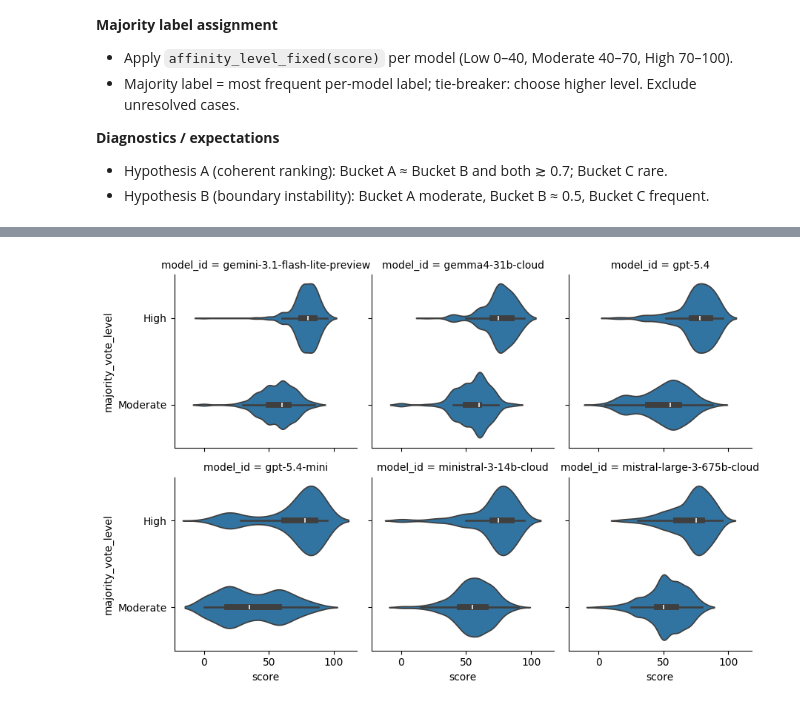
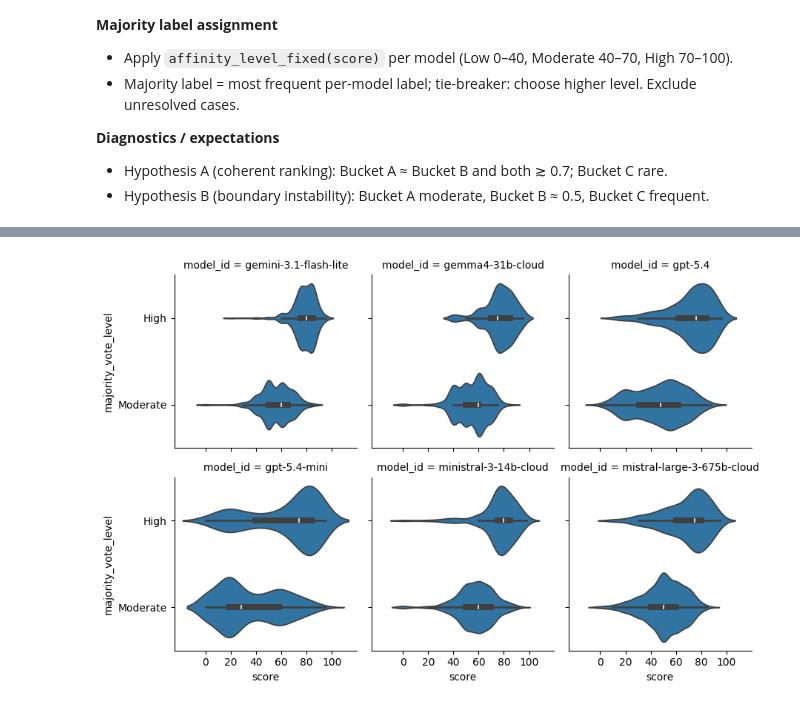
Before and after one commit to pigalleg/article-classifier, a Jupyter notebook: notebooks/07_intra_panel_rank_consisntecy.ipynb, the cells around one changed output, grey strips where cells are left out. Drawn from its saved outputs; the diff is of its cells as text; code cells hidden in the pictures.

```diff
--- a/notebooks/07_intra_panel_rank_consisntecy.ipynb
+++ b/notebooks/07_intra_panel_rank_consisntecy.ipynb
@@ -51,7 +52,8 @@ run_id =None
 # run_id = "20260406_211752"
 # run_id = "20260413_151017"
 # run_id = "20260422_212121"
-run_id = "20260517_175302"
+# run_id = "20260517_175302"
+run_id = "20260422_212121_1"
 
 repo_root = Path.cwd().resolve().parent if Path.cwd().name == "notebooks" else Path.cwd().resolve()
 bench_root = repo_root / "data" / "results" / "affinity_benchmark"
@@ -80,4 +82,7 @@ if ra_path.exists():
     ra_df = pd.read_csv(ra_path)
     ra_df = ra_df[~ra_df['Model_Slug'].isin(ignore_models)]
     print("RA rows:", len(ra_df), "| Models:", ra_df['Model_Slug'].nunique())
+
+
+ra_df['Affinity_level'] = ra_df['LLM_Affinity'].apply(affinity_level_fixed)
 # %% [output]
@@ -407,7 +390,7 @@ maj = (
 
 df = ra_with_ensemble.merge(maj, on=['RA2025_ID','Abstract_Index_Norm'], how='left')
 df = df.rename(columns={'Model_Slug':'model_id', 'LLM_Affinity':'score', 'Affinity_Mean':'ensemble_mean'})
-df = df[['model_id','score','majority_vote_level','ensemble_mean']]
+df = df[['model_id','score','majority_vote_level','ensemble_mean','RA2025_ID']]
 
 # Exclude Low as requested
 df_plot = df[df['majority_vote_level'] != 'Low'].copy()
@@ -460,18 +408,20 @@ df_plot = df_plot[df_plot['model_id'].isin(good_models)]
 # %%
+
 g = sns.catplot(
     df_plot,  # exclude low as before
     kind='violin',
     y='majority_vote_level',
     x='score',
     col='model_id',
     height=3,
     # aspect=2.8,
     col_wrap = 3,
     # col="majority_vote_level",
     # row="model_id",
     # height=2,
     # aspect=2.8,
 )
+g.set(xticks=np.arange(0,101,20))
 plt.show()
 # %% [output]
-[figure, old version]
+[figure, new version]
```
Also changed, not shown: parts of 11 cells of this notebook, 10 other files.
